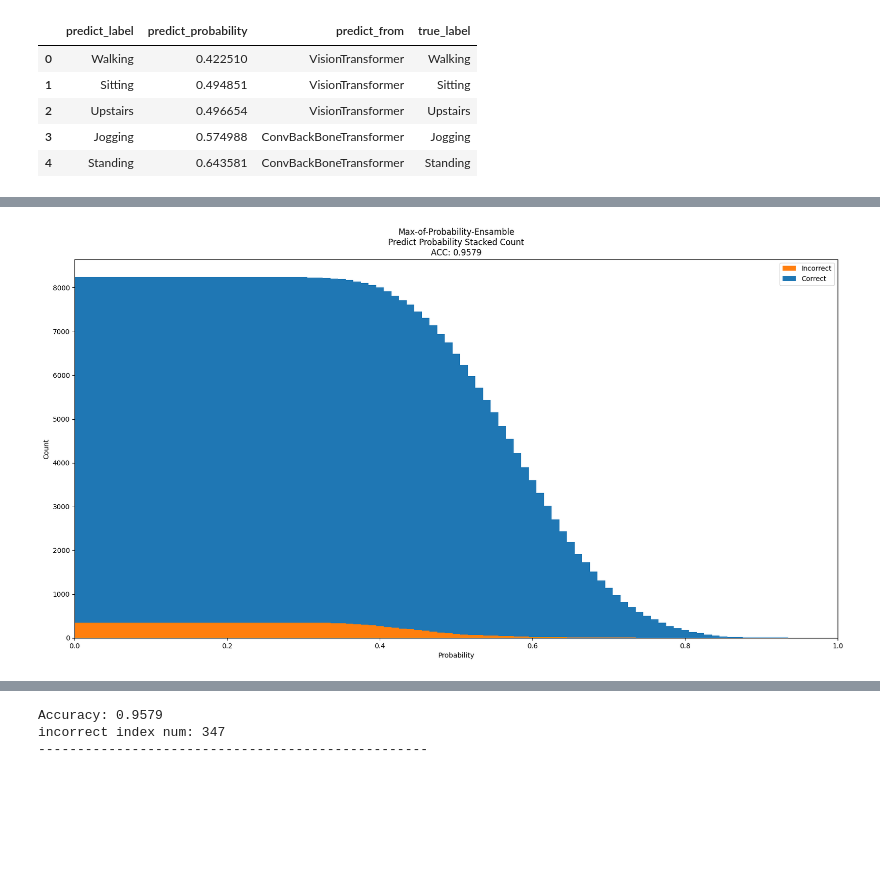
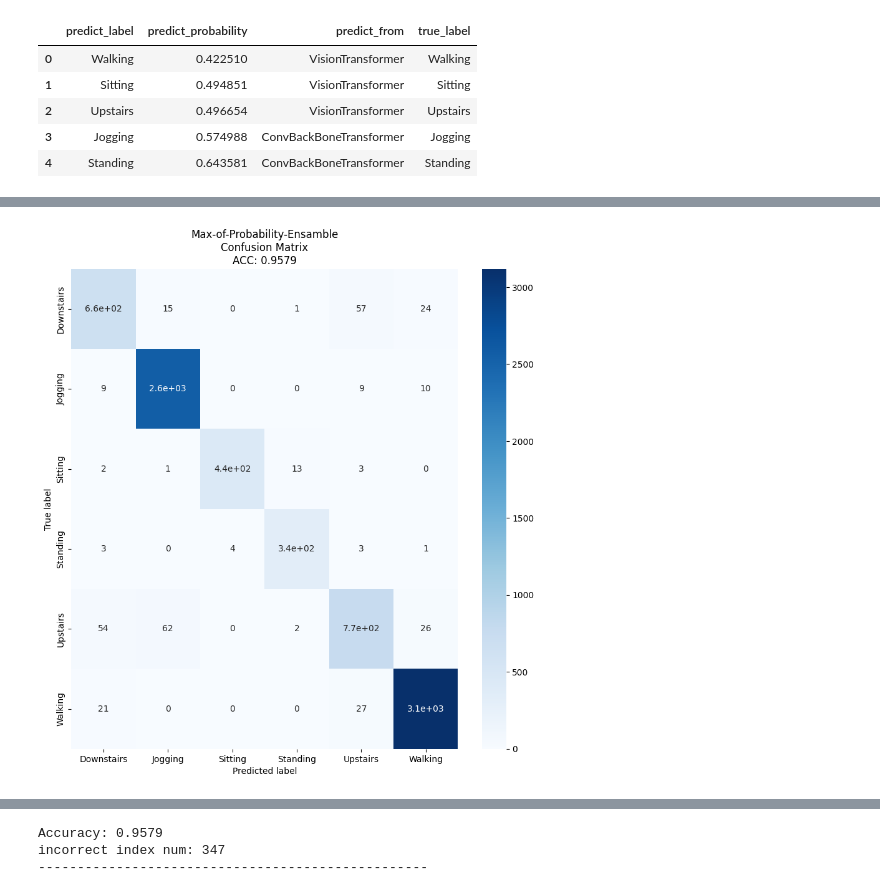
Before and after one commit to rakawanegan/humanactivityrecognition_portfolio, a Jupyter notebook: result/error_bar/analysis.ipynb, the cells around one changed output, grey strips where cells are left out. Drawn from its saved outputs; the diff is of its cells as text; code cells hidden in the pictures; blank space fills up the shorter version.

```diff
--- a/result/error_bar/analysis.ipynb
+++ b/result/error_bar/analysis.ipynb
@@ -411,3 +464,5 @@ Name: count, dtype: int64
+# %%
+ensamble3_name = 'Max-of-Probability-Ensamble'
 # %%
 modelnames = ["CNN1D", "ConvBackBoneTransformer", "VisionTransformer"]
 ensamble3_label_df = pd.concat([cnn1d_df.loc[:, "predict_label"].copy(), convbbt_df.loc[:, "predict_label"].copy(), vit_df.loc[:, "predict_label"].copy()], axis=1)
@@ -446,4 +490,4 @@ show_count(ensamble3_df, 'Max-of-Probability-Ensamble')
-# %%
-show_count_stacked(ensamble3_df, 'Max-of-Probability-Ensamble')
-# %% [output]
-[figure, removed]
+# %%
+show_confusion_matrix(ensamble3_df, ensamble3_name)
+# %% [output]
+[figure, added]
```
Also changed, not shown: parts of 22 cells of this notebook, 7 other files.
